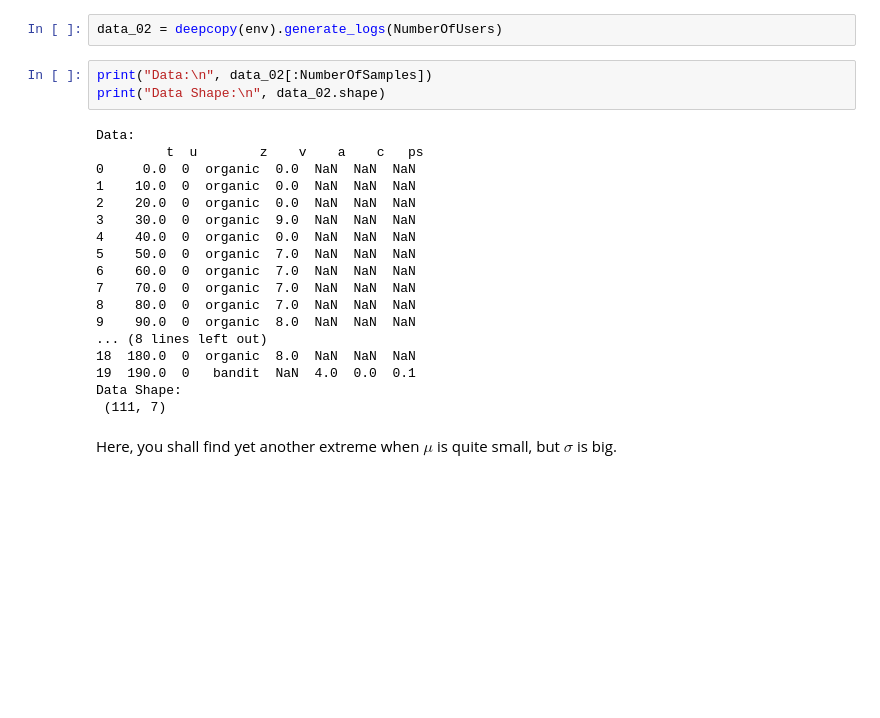
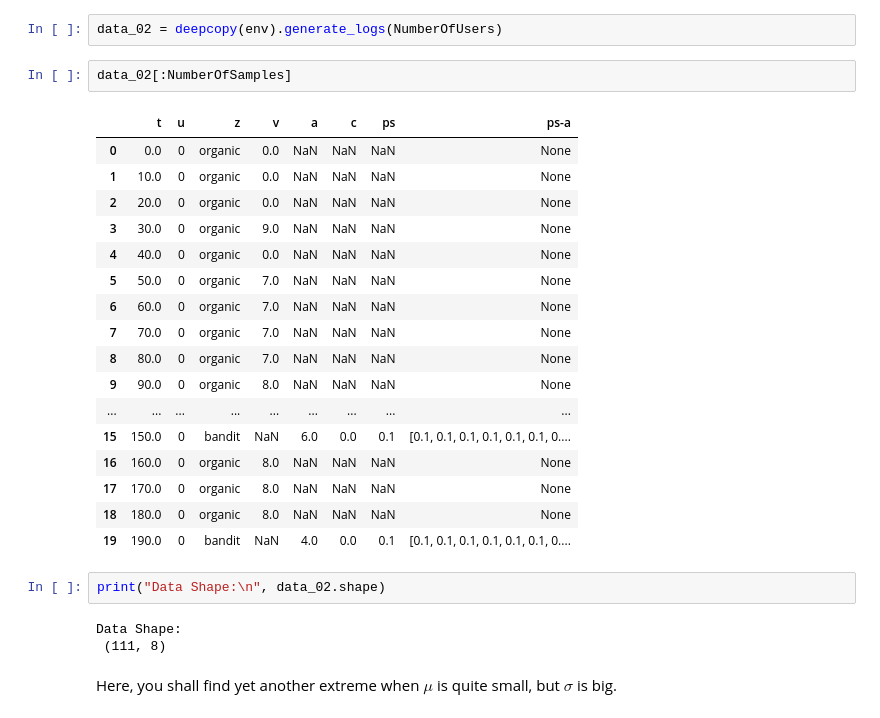
Before and after one commit to criteo-research/reco-gym, a Jupyter notebook: Complex Time Behaviour.ipynb, the cells around one changed output. Saved outputs shown, nothing was run; the diff lists cells and outputs as text; blank space fills up the shorter version.

```diff
--- a/Complex Time Behaviour.ipynb
+++ b/Complex Time Behaviour.ipynb
@@ -109,27 +117,31 @@ normal_time_env_02 = {
 env.init_gym(normal_time_env_02)
 # %%
 data_02 = deepcopy(env).generate_logs(NumberOfUsers)
+# %%
+data_02[:NumberOfSamples]
+# %% [output]
+|  | t | u | z | v | a | c | ps | ps-a |
+| 0 | 0.0 | 0 | organic | 0.0 | NaN | NaN | NaN | None |
+| 1 | 10.0 | 0 | organic | 0.0 | NaN | NaN | NaN | None |
+| 2 | 20.0 | 0 | organic | 0.0 | NaN | NaN | NaN | None |
+| 3 | 30.0 | 0 | organic | 9.0 | NaN | NaN | NaN | None |
+| 4 | 40.0 | 0 | organic | 0.0 | NaN | NaN | NaN | None |
+| 5 | 50.0 | 0 | organic | 7.0 | NaN | NaN | NaN | None |
+| 6 | 60.0 | 0 | organic | 7.0 | NaN | NaN | NaN | None |
+| 7 | 70.0 | 0 | organic | 7.0 | NaN | NaN | NaN | None |
+| 8 | 80.0 | 0 | organic | 7.0 | NaN | NaN | NaN | None |
+| 9 | 90.0 | 0 | organic | 8.0 | NaN | NaN | NaN | None |
+| ... | ... | ... | ... | ... | ... | ... | ... | ... |
+| 15 | 150.0 | 0 | bandit | NaN | 6.0 | 0.0 | 0.1 | [0.1, 0.1, 0.1, 0.1, 0.1, 0.1, 0.... |
+| 16 | 160.0 | 0 | organic | 8.0 | NaN | NaN | NaN | None |
+| 17 | 170.0 | 0 | organic | 8.0 | NaN | NaN | NaN | None |
+| 18 | 180.0 | 0 | organic | 8.0 | NaN | NaN | NaN | None |
+| 19 | 190.0 | 0 | bandit | NaN | 4.0 | 0.0 | 0.1 | [0.1, 0.1, 0.1, 0.1, 0.1, 0.1, 0.... |
 # %%
-print("Data:\n", data_02[:NumberOfSamples])
 print("Data Shape:\n", data_02.shape)
 # %% [output]
-Data:
-         t  u        z    v    a    c   ps
-0     0.0  0  organic  0.0  NaN  NaN  NaN
-1    10.0  0  organic  0.0  NaN  NaN  NaN
-2    20.0  0  organic  0.0  NaN  NaN  NaN
-3    30.0  0  organic  9.0  NaN  NaN  NaN
-4    40.0  0  organic  0.0  NaN  NaN  NaN
-5    50.0  0  organic  7.0  NaN  NaN  NaN
-6    60.0  0  organic  7.0  NaN  NaN  NaN
-7    70.0  0  organic  7.0  NaN  NaN  NaN
-8    80.0  0  organic  7.0  NaN  NaN  NaN
-9    90.0  0  organic  8.0  NaN  NaN  NaN
-... (8 lines left out)
-18  180.0  0  organic  8.0  NaN  NaN  NaN
-19  190.0  0   bandit  NaN  4.0  0.0  0.1
 Data Shape:
- (111, 7)
+ (111, 8)
 # %% [markdown]
 Here, you shall find yet another extreme when $\mu$ is quite small, but $\sigma$ is big.
 # %%
```
Also changed, not shown: parts of 9 cells of this notebook, 25 other files.
